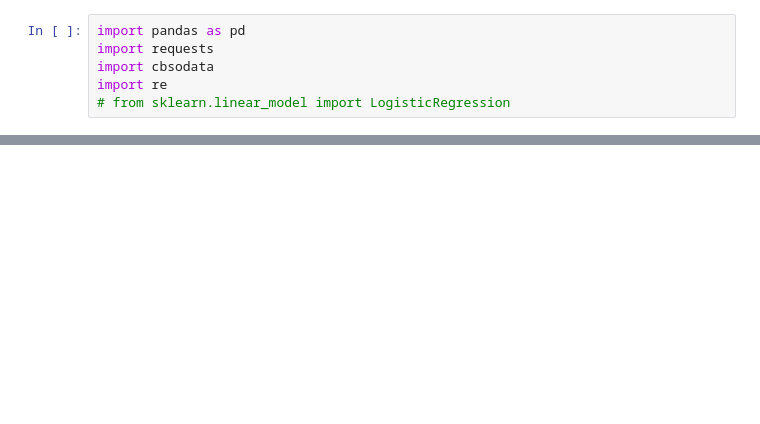
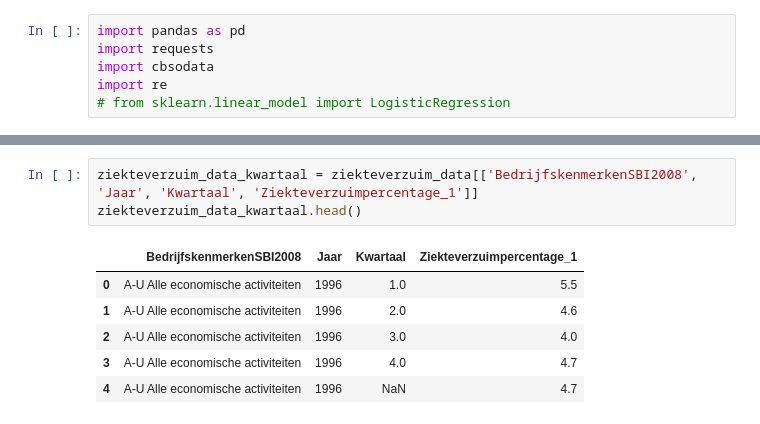
Before and after one commit to evdhout/uwv, a Jupyter notebook: uwv/ingestion/ingestion.ipynb, the cells around one changed output, grey strips where cells are left out. Drawn from its saved outputs; the diff is of its cells as text; blank space fills up the shorter version.

```diff
--- a/uwv/ingestion/ingestion.ipynb
+++ b/uwv/ingestion/ingestion.ipynb
@@ -9,0 +153,10 @@ Het is nu niet mogelijk m helder te krijgen wat de kolommen in een tabel precies
+# %%
+ziekteverzuim_data_kwartaal = ziekteverzuim_data[['BedrijfskenmerkenSBI2008', 'Jaar', 'Kwartaal', 'Ziekteverzuimpercentage_1']]
+ziekteverzuim_data_kwartaal.head()
+# %% [output]
+|  | BedrijfskenmerkenSBI2008 | Jaar | Kwartaal | Ziekteverzuimpercentage_1 |
+| 0 | A-U Alle economische activiteiten | 1996 | 1.0 | 5.5 |
+| 1 | A-U Alle economische activiteiten | 1996 | 2.0 | 4.6 |
+| 2 | A-U Alle economische activiteiten | 1996 | 3.0 | 4.0 |
+| 3 | A-U Alle economische activiteiten | 1996 | 4.0 | 4.7 |
+| 4 | A-U Alle economische activiteiten | 1996 | NaN | 4.7 |
```
Also changed, not shown: parts of 23 cells of this notebook.
